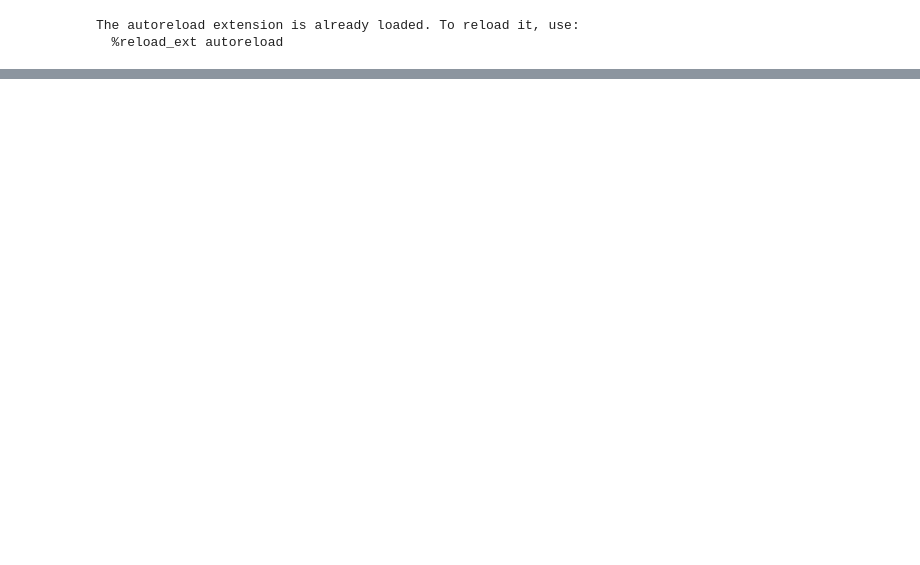
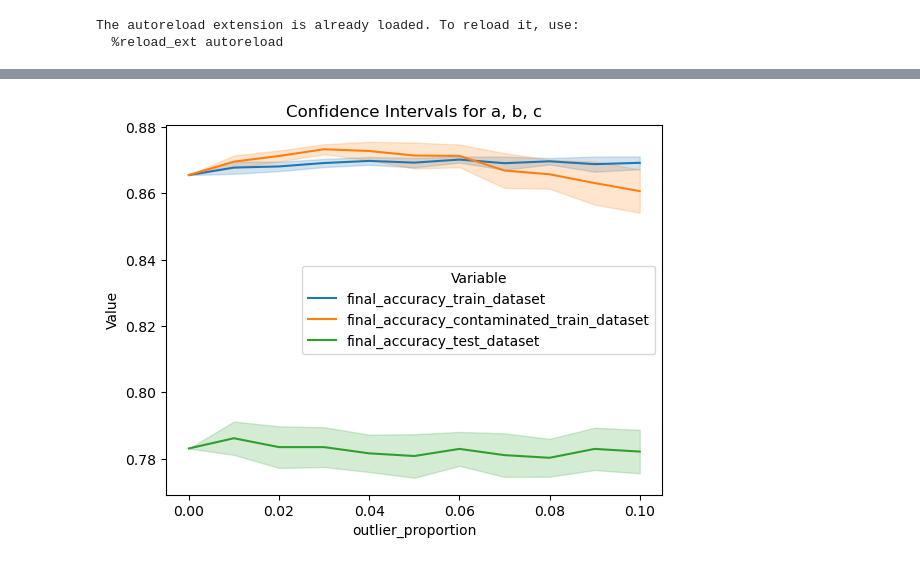
Before and after one commit to jackellishsieh/BoostingRounds, a Jupyter notebook: pipeline.ipynb, the cells around one changed output, grey strips where cells are left out. Saved outputs shown, nothing was run; the diff lists cells and outputs as text; code cells hidden in the pictures; blank space fills up the shorter version.

```diff
--- a/pipeline.ipynb
+++ b/pipeline.ipynb
@@ -23,0 +233,4 @@ Index(['dataset_filename', 'test_proportion', 'dataset_split_random_state',
+# %%
+plot_confidence_intervals(GBDT_df[(GBDT_df["GradientBoostingClassifier.learning_rate"] >= 0.150) & (GBDT_df["GradientBoostingClassifier.max_depth"] == 1)], ['final_accuracy_train_dataset', 'final_accuracy_contaminated_train_dataset', 'final_accuracy_test_dataset'])
+# %% [output]
+[figure, added]
```
Also changed, not shown: parts of 39 cells of this notebook.
